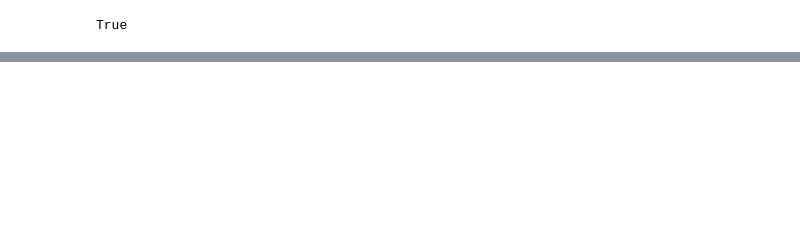
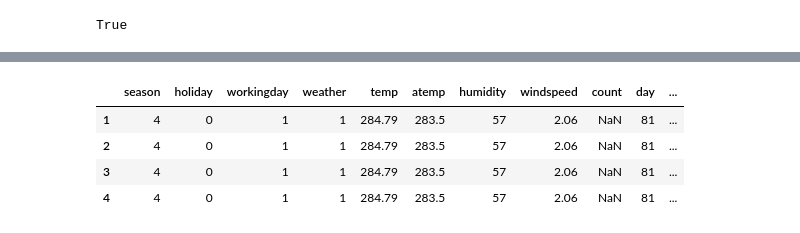
Before and after one commit to yayahamour/project_bike, a Jupyter notebook: netoyage.ipynb, the cells around one changed output, grey strips where cells are left out. Cells and saved outputs as stored; diff of their text form; code cells hidden in the pictures; blank space fills up the shorter version.

```diff
--- a/netoyage.ipynb
+++ b/netoyage.ipynb
@@ -195,0 +221,2 @@ with closing(urlopen('https://api.openweathermap.org/data/2.5/weather?lat=12.2&l
+# %%
+df = run_df()
@@ -195,0 +241,8 @@ with closing(urlopen('https://api.openweathermap.org/data/2.5/weather?lat=12.2&l
+# %%
+df
+# %% [output]
+|  | season | holiday | workingday | weather | temp | atemp | humidity | windspeed | count | day | ... |
+| 1 | 4 | 0 | 1 | 1 | 284.79 | 283.5 | 57 | 2.06 | NaN | 81 | ... |
+| 2 | 4 | 0 | 1 | 1 | 284.79 | 283.5 | 57 | 2.06 | NaN | 81 | ... |
+| 3 | 4 | 0 | 1 | 1 | 284.79 | 283.5 | 57 | 2.06 | NaN | 81 | ... |
+| 4 | 4 | 0 | 1 | 1 | 284.79 | 283.5 | 57 | 2.06 | NaN | 81 | ... |
```
Also changed, not shown: parts of 12 cells of this notebook.
